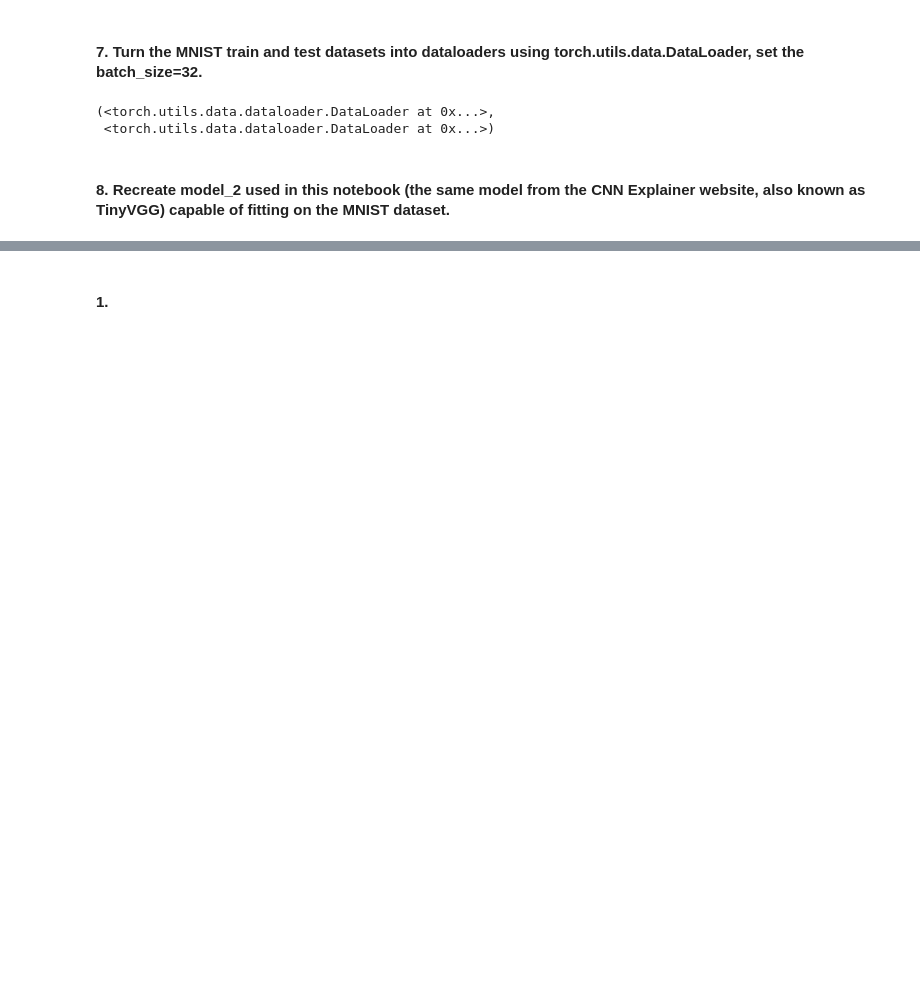
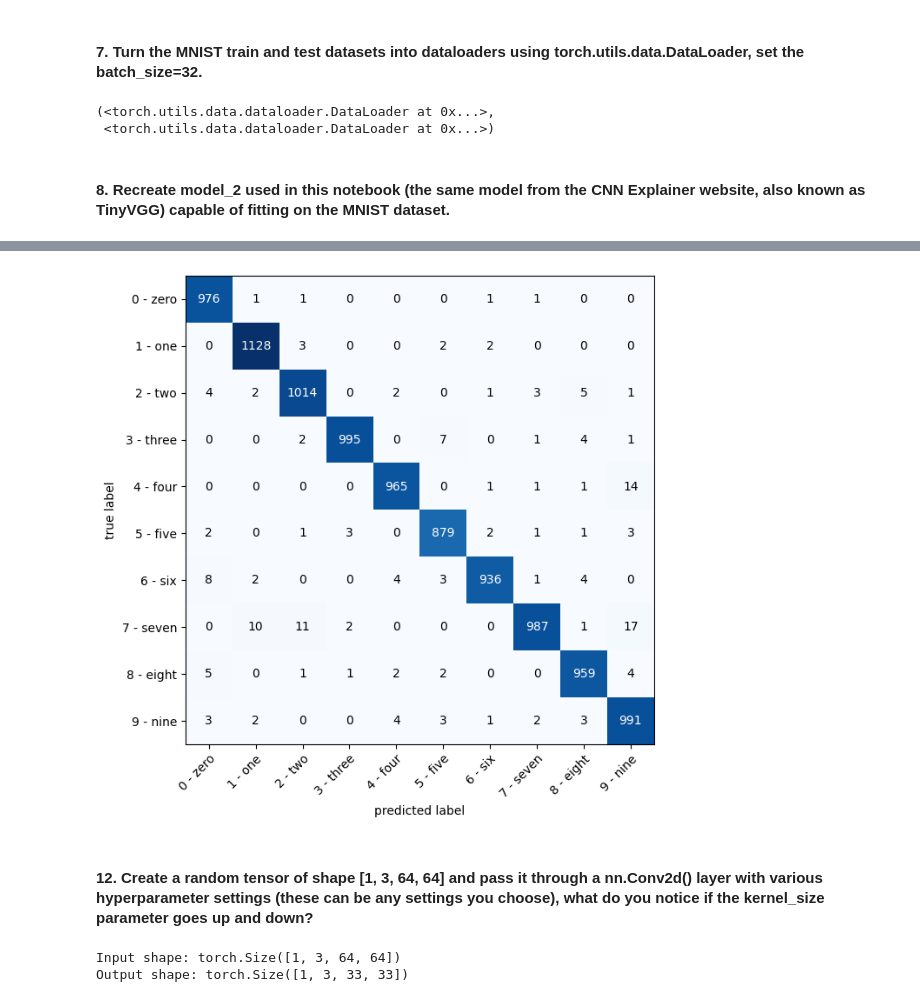
Before and after one commit to JavierMdT/PyTorch-Course, a Jupyter notebook: 03_pytorch_computer_vision/exercises.ipynb, the cells around one changed output, grey strips where cells are left out. Drawn from its saved outputs; the diff is of its cells as text; code cells hidden in the pictures; blank space fills up the shorter version.

```diff
--- a/03_pytorch_computer_vision/exercises.ipynb
+++ b/03_pytorch_computer_vision/exercises.ipynb
@@ -56,5 +60,6 @@ len(test_dataset), len(train_dataset)
 (10000, 60000)
 # %%
 class_names = train_dataset.classes
-class_names[2]
+n_classes = len(class_names)
+class_names[2], n_classes
 # %% [output]
@@ -125,2 +469,54 @@ class NumberClassification(nn.Module):
+# %%
+from tqdm.auto import tqdm
+torch.manual_seed(42)
+
+y_preds = [] # List of predictions on the test data
+
+with torch.inference_mode():
+    model_gpu.eval()
+
+    for X, y in tqdm(test_dataloader, desc="Making predictions..."):
+        X, y = X.to(device), y.to(device)
+        # Forward pass
+        logits = model_gpu(X)
+
+        # Logits -> Label
+        y_pred = logits.argmax(dim=1)
+
+        y_preds.append(y_pred.cpu())
+# %%
+from torchmetrics import ConfusionMatrix
+from mlxtend.plotting import plot_confusion_matrix
+
+conf_mat = ConfusionMatrix(task="multiclass",
+                           num_classes=n_classes)
+
+conf_mat_tensor = conf_mat(preds=torch.cat(y_preds),
+                           target=test_dataset.targets)
+
+fig, ax = plot_confusion_matrix(
+    conf_mat=conf_mat_tensor.numpy(),
+    class_names=class_names,
+    figsize=(10,7)
+)
+plt.show()
+
+## PONER MUCHAS PREDS CON TEST PARA ETSO MAQUINON
+# %% [output]
+[figure, added]
 # %% [markdown]
-#### **1.**
+#### **12.** Create a random tensor of shape [1, 3, 64, 64] and pass it through a nn.Conv2d() layer with various hyperparameter settings (these can be any settings you choose), what do you notice if the kernel_size parameter goes up and down?
+# %%
+random_tensor = torch.randn(size=(1, 3, 64, 64)) # Basically a color image
+
+example_layer = nn.Conv2d(in_channels=3,
+                          out_channels=3,
+                          stride=2,
+                          padding=1,
+                          kernel_size=(1,1))
+
+output = example_layer(random_tensor)
+print(f"Input shape: {random_tensor.shape}\nOutput shape: {output.shape}")
+# %% [output]
+Input shape: torch.Size([1, 3, 64, 64])
+Output shape: torch.Size([1, 3, 33, 33])
```
Also changed, not shown: parts of 41 cells of this notebook, 4 other files.
